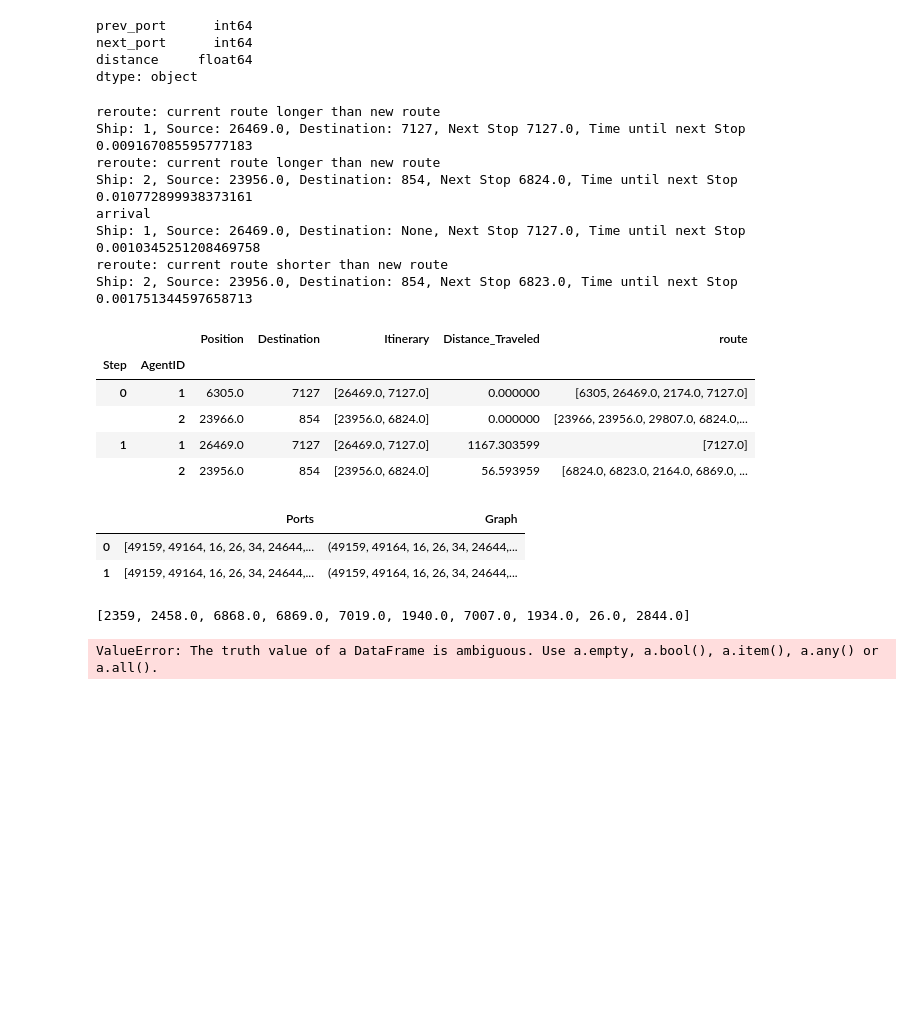
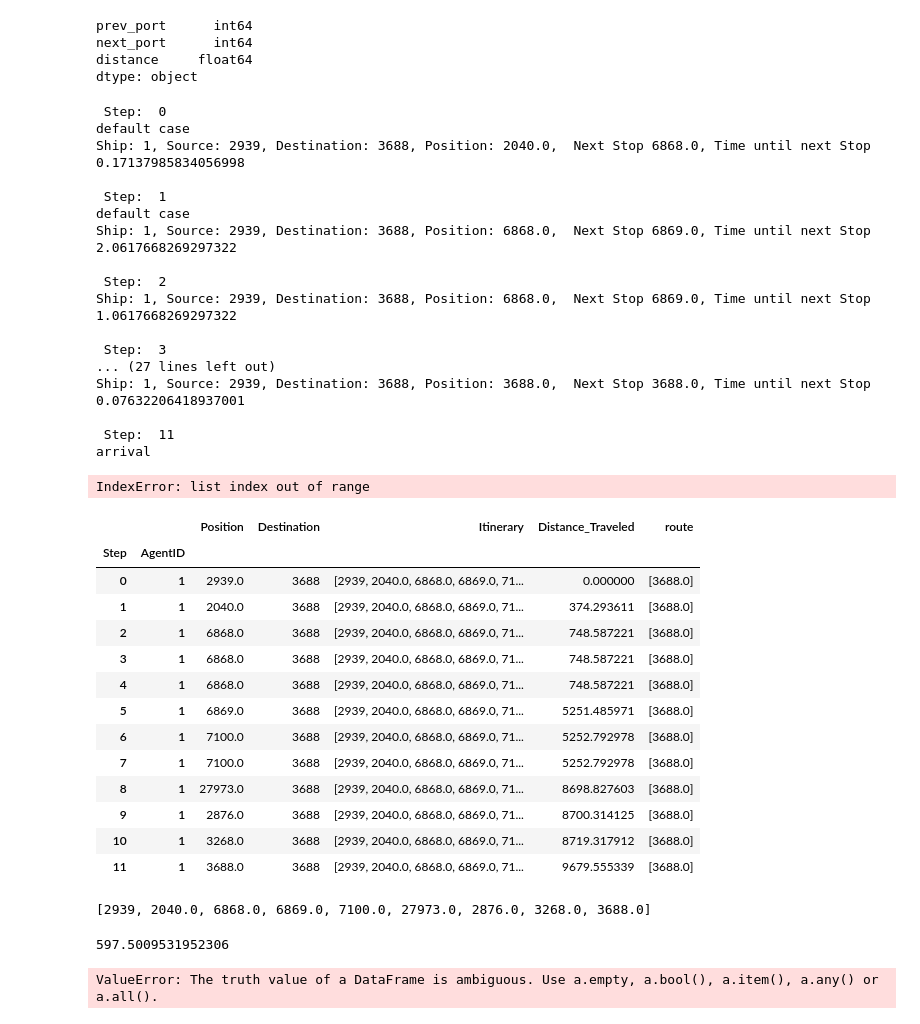
Before and after one commit to jvschlierf/Networks-ships-reroutes, a Jupyter notebook: Shipping_ABM.ipynb, the cells around one changed output. Cells and saved outputs as stored; diff of their text form; code cells hidden in the pictures; blank space fills up the shorter version.

Commit message:
model runs for single ship in big network

```diff
--- a/Shipping_ABM.ipynb
+++ b/Shipping_ABM.ipynb
@@ -212,39 +215,60 @@ class Ship(Agent):
     # def collect_costs
 # %%
 
-model = ShippingNetwork(N, distances)
-steps = 2
+model = ShippingNetwork(N, distances, 1)
+steps = 20
 for i in range(steps):
+    print("\n", "Step: ", i)
     model.step()
 agent_state = model.datacollector.get_agent_vars_dataframe()
 agent_state
 # %% [output]
-reroute: current route longer than new route
-Ship: 1, Source: 26469.0, Destination: 7127, Next Stop 7127.0, Time until next Stop 0.009167085595777183
-reroute: current route longer than new route
-Ship: 2, Source: 23956.0, Destination: 854, Next Stop 6824.0, Time until next Stop 0.010772899938373161
+ Step:  0
+default case
+Ship: 1, Source: 2939, Destination: 3688, Position: 2040.0,  Next Stop 6868.0, Time until next Stop 0.17137985834056998
+
+ Step:  1
+default case
+Ship: 1, Source: 2939, Destination: 3688, Position: 6868.0,  Next Stop 6869.0, Time until next Stop 2.0617668269297322
+
+ Step:  2
+Ship: 1, Source: 2939, Destination: 3688, Position: 6868.0,  Next Stop 6869.0, Time until next Stop 1.0617668269297322
+
+ Step:  3
+... (27 lines left out)
+Ship: 1, Source: 2939, Destination: 3688, Position: 3688.0,  Next Stop 3688.0, Time until next Stop 0.07632206418937001
+
+ Step:  11
 arrival
-Ship: 1, Source: 26469.0, Destination: None, Next Stop 7127.0, Time until next Stop 0.0010345251208469758
-reroute: current route shorter than new route
-Ship: 2, Source: 23956.0, Destination: 854, Next Stop 6823.0, Time until next Stop 0.001751344597658713
-|  |  | Position | Destination | Itinerary | Distance_Traveled | route |
-| Step | AgentID |  |  |  |  |  |
-| 0 | 1 | 6305.0 | 7127 | [26469.0, 7127.0] | 0.000000 | [6305, 26469.0, 2174.0, 7127.0] |
-|  | 2 | 23966.0 | 854 | [23956.0, 6824.0] | 0.000000 | [23966, 23956.0, 29807.0, 6824.0,... |
-| 1 | 1 | 26469.0 | 7127 | [26469.0, 7127.0] | 1167.303599 | [7127.0] |
-|  | 2 | 23956.0 | 854 | [23956.0, 6824.0] | 56.593959 | [6824.0, 6823.0, 2164.0, 6869.0, ... |
+IndexError: list index out of range
-# %%
-model_state = model.datacollector.get_model_vars_dataframe()
-model_state
-# %% [output]
-|  | Ports | Graph |
-| 0 | [49159, 49164, 16, 26, 34, 24644,... | (49159, 49164, 16, 26, 34, 24644,... |
-| 1 | [49159, 49164, 16, 26, 34, 24644,... | (49159, 49164, 16, 26, 34, 24644,... |
+# %%
+agent_state = model.datacollector.get_agent_vars_dataframe()
+agent_state
+# %% [output]
+|  |  | Position | Destination | Itinerary | Distance_Traveled | route |
+| Step | AgentID |  |  |  |  |  |
+| 0 | 1 | 2939.0 | 3688 | [2939, 2040.0, 6868.0, 6869.0, 71... | 0.000000 | [3688.0] |
+| 1 | 1 | 2040.0 | 3688 | [2939, 2040.0, 6868.0, 6869.0, 71... | 374.293611 | [3688.0] |
+| 2 | 1 | 6868.0 | 3688 | [2939, 2040.0, 6868.0, 6869.0, 71... | 748.587221 | [3688.0] |
+| 3 | 1 | 6868.0 | 3688 | [2939, 2040.0, 6868.0, 6869.0, 71... | 748.587221 | [3688.0] |
+| 4 | 1 | 6868.0 | 3688 | [2939, 2040.0, 6868.0, 6869.0, 71... | 748.587221 | [3688.0] |
+| 5 | 1 | 6869.0 | 3688 | [2939, 2040.0, 6868.0, 6869.0, 71... | 5251.485971 | [3688.0] |
+| 6 | 1 | 7100.0 | 3688 | [2939, 2040.0, 6868.0, 6869.0, 71... | 5252.792978 | [3688.0] |
+| 7 | 1 | 7100.0 | 3688 | [2939, 2040.0, 6868.0, 6869.0, 71... | 5252.792978 | [3688.0] |
+| 8 | 1 | 27973.0 | 3688 | [2939, 2040.0, 6868.0, 6869.0, 71... | 8698.827603 | [3688.0] |
+| 9 | 1 | 2876.0 | 3688 | [2939, 2040.0, 6868.0, 6869.0, 71... | 8700.314125 | [3688.0] |
+| 10 | 1 | 3268.0 | 3688 | [2939, 2040.0, 6868.0, 6869.0, 71... | 8719.317912 | [3688.0] |
+| 11 | 1 | 3688.0 | 3688 | [2939, 2040.0, 6868.0, 6869.0, 71... | 9679.555339 | [3688.0] |
 # %%
-route = nx.dijkstra_path(G, 2359, 2844, weight='length')
+route = nx.dijkstra_path(G,2939, 3688, weight='length')
 route
 # %% [output]
-[2359, 2458.0, 6868.0, 6869.0, 7019.0, 1940.0, 7007.0, 1934.0, 26.0, 2844.0]
+[2939, 2040.0, 6868.0, 6869.0, 7100.0, 27973.0, 2876.0, 3268.0, 3688.0]
+# %%
+ travel_distance = nx.dijkstra_path_length(G,5561, 6165, weight='length')
+ travel_distance *
+# %% [output]
+597.5009531952306
 # %%
 from matplotlib.colors import ListedColormap, LinearSegmentedColormap
 cmap = ListedColormap(["lightblue", "orange", "green",])
```
Also changed, not shown: parts of 1 cell of this notebook.
